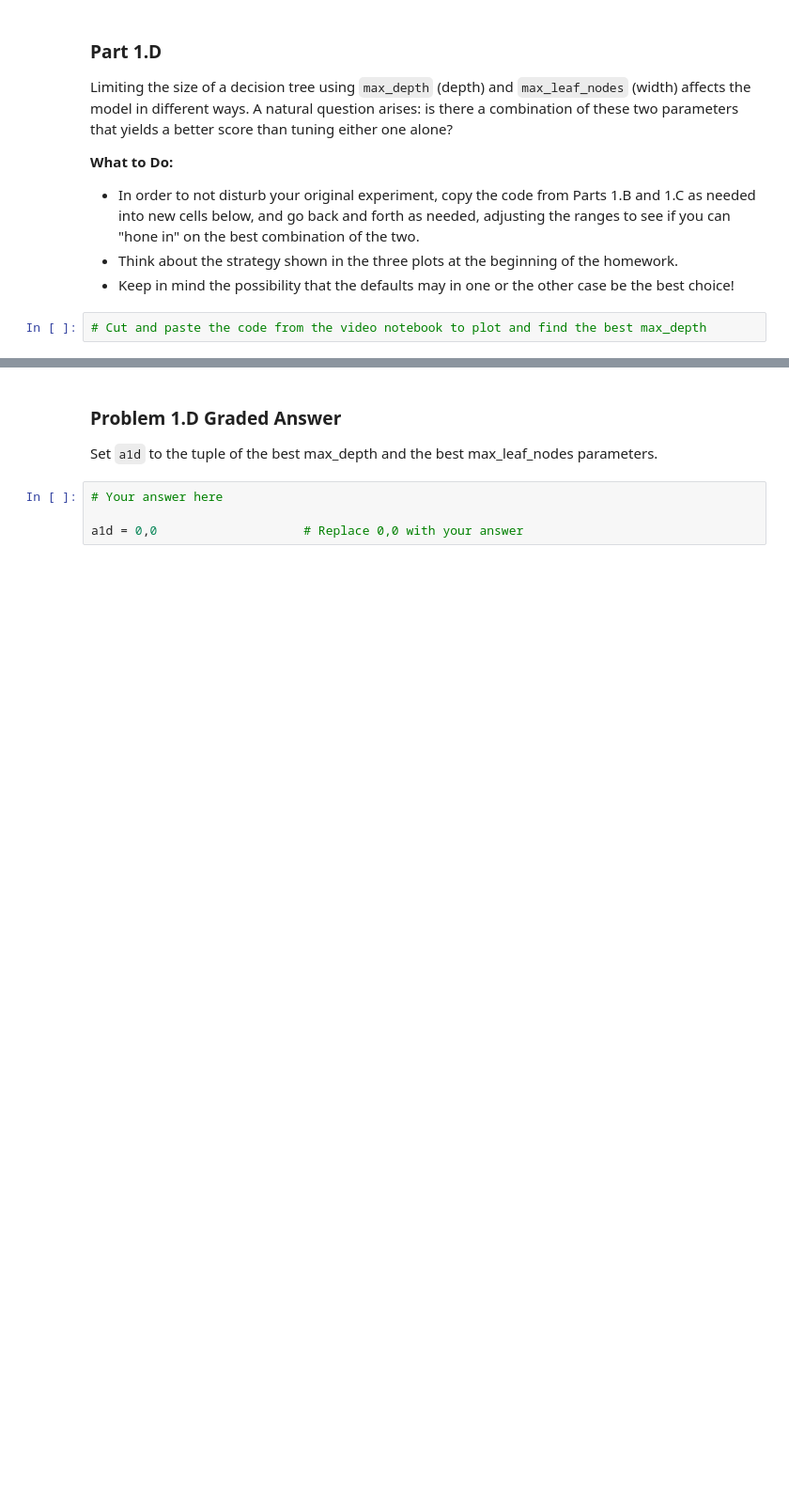
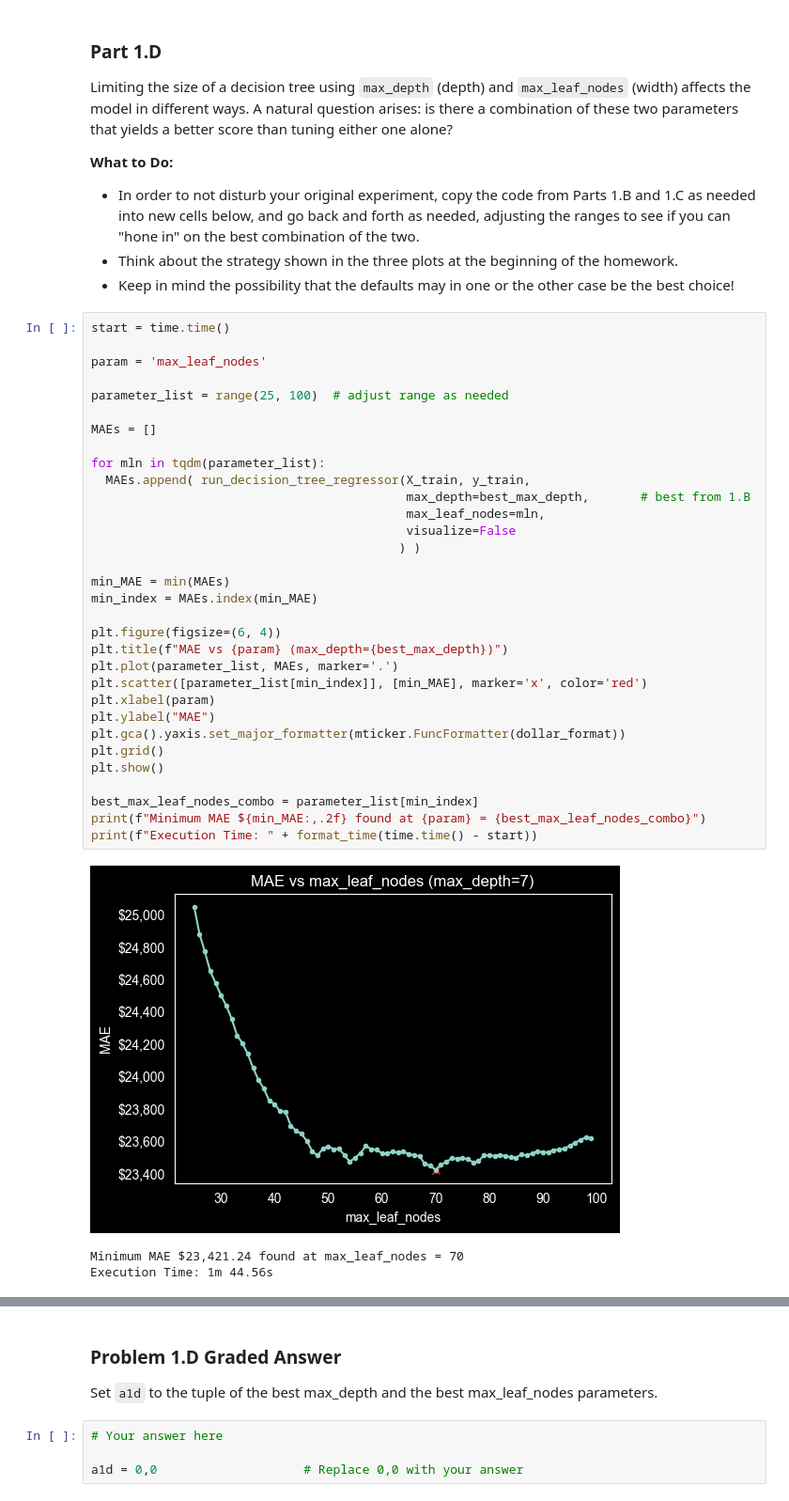
Before and after one commit to reynolkb-bu/Module-3-Assignments, a Jupyter notebook: Homework_06.ipynb, the cells around one changed output, grey strips where cells are left out. Shown at 94% size. Cells and saved outputs as stored; diff of their text form; blank space fills up the shorter version.

```diff
--- a/Homework_06.ipynb
+++ b/Homework_06.ipynb
@@ -398,5 +400,39 @@ Limiting the size of a decision tree using `max_depth` (depth) and `max_leaf_nod
 - In order to not disturb your original experiment, copy the code from Parts 1.B and 1.C as needed into new cells below, and go back and forth as needed, adjusting the ranges to see if you can "hone in" on the best combination of the two.
 - Think about the strategy shown in the three plots at the beginning of the homework.
 - Keep in mind the possibility that the defaults may in one or the other case be the best choice!
-# %%
-# Cut and paste the code from the video notebook to plot and find the best max_depth
+# %%
+start = time.time()
+
+param = 'max_leaf_nodes'
+
+parameter_list = range(25, 100)  # adjust range as needed
+
+MAEs = []
+
+for mln in tqdm(parameter_list):
+  MAEs.append( run_decision_tree_regressor(X_train, y_train,
+                                           max_depth=best_max_depth,       # best from 1.B
+                                           max_leaf_nodes=mln,
+                                           visualize=False
+                                          ) )
+
+min_MAE = min(MAEs)
+min_index = MAEs.index(min_MAE)
+
+plt.figure(figsize=(6, 4))
+plt.title(f"MAE vs {param} (max_depth={best_max_depth})")
+plt.plot(parameter_list, MAEs, marker='.')
+plt.scatter([parameter_list[min_index]], [min_MAE], marker='x', color='red')
+plt.xlabel(param)
+plt.ylabel("MAE")
+plt.gca().yaxis.set_major_formatter(mticker.FuncFormatter(dollar_format))
+plt.grid()
+plt.show()
+
+best_max_leaf_nodes_combo = parameter_list[min_index]
+print(f"Minimum MAE ${min_MAE:,.2f} found at {param} = {best_max_leaf_nodes_combo}")
+print(f"Execution Time: " + format_time(time.time() - start))
+# %% [output]
+[figure, added]
+Minimum MAE $23,421.24 found at max_leaf_nodes = 70
+Execution Time: 1m 44.56s
```
Also changed, not shown: parts of 6 cells of this notebook.
